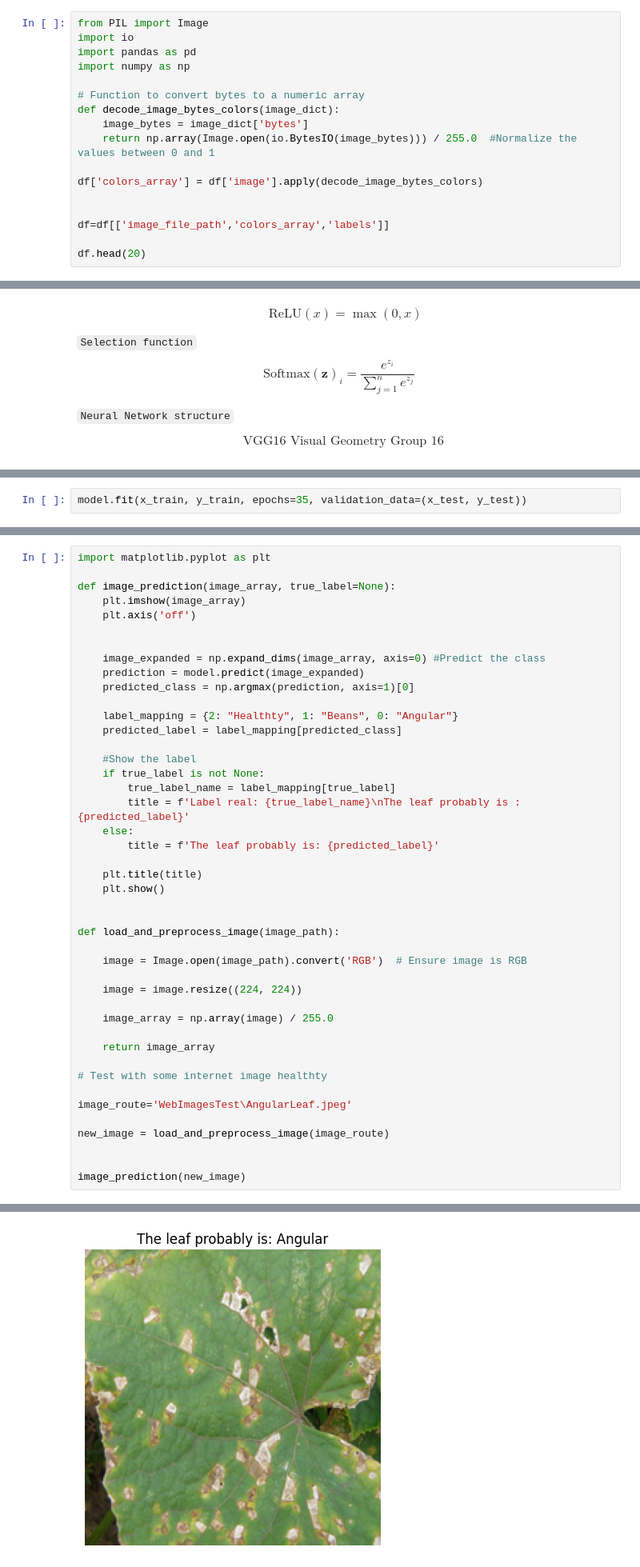
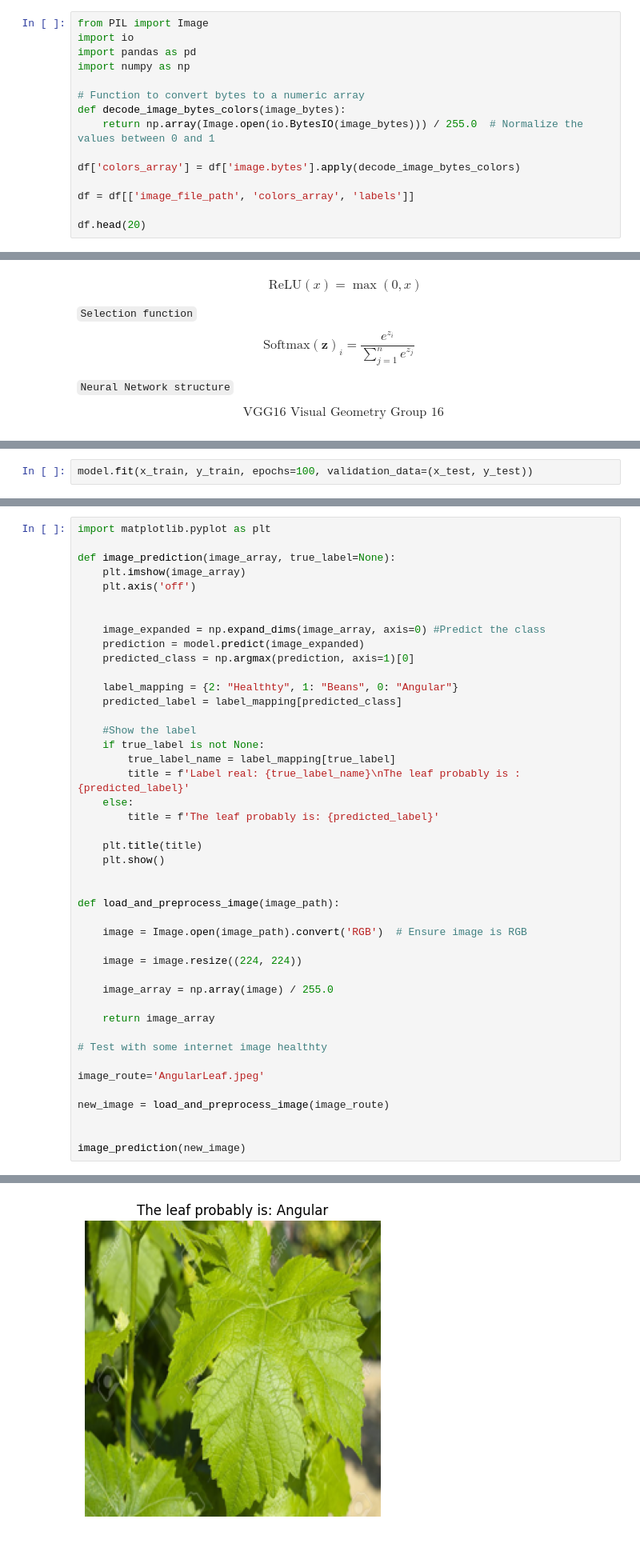
Before and after one commit to CrisHzz/CureMyLeaf, a Jupyter notebook: CureMyLeaf.ipynb, the cells around one changed output, grey strips where cells are left out. Shown at 80% size. Cells and saved outputs as stored; diff of their text form.

```diff
--- a/CureMyLeaf.ipynb
+++ b/CureMyLeaf.ipynb
@@ -48,14 +54,12 @@ import pandas as pd
 import numpy as np
 
 # Function to convert bytes to a numeric array
-def decode_image_bytes_colors(image_dict):
-    image_bytes = image_dict['bytes']
-    return np.array(Image.open(io.BytesIO(image_bytes))) / 255.0  #Normalize the values between 0 and 1
+def decode_image_bytes_colors(image_bytes):
+    return np.array(Image.open(io.BytesIO(image_bytes))) / 255.0  # Normalize the values between 0 and 1
 
-df['colors_array'] = df['image'].apply(decode_image_bytes_colors)
+df['colors_array'] = df['image.bytes'].apply(decode_image_bytes_colors)
 
-
-df=df[['image_file_path','colors_array','labels']]
+df = df[['image_file_path', 'colors_array', 'labels']]
 
 df.head(20)
 # %% [output]
@@ -182,3 +182,3 @@ Downloading data from https://storage.googleapis.com/tensorflow/keras-applicatio
 # %%
-model.fit(x_train, y_train, epochs=35, validation_data=(x_test, y_test))
+model.fit(x_train, y_train, epochs=100, validation_data=(x_test, y_test))
 # %% [output]
@@ -246,7 +246,7 @@ def load_and_preprocess_image(image_path):
 
 # Test with some internet image healthty
 
-image_route='WebImagesTest\AngularLeaf.jpeg'
+image_route='AngularLeaf.jpeg'
 
 new_image = load_and_preprocess_image(image_route)
 
@@ -257,4 +257,4 @@ image_prediction(new_image)
-[figure, old version]
+[figure, new version]
 # %% [markdown]
 ## Try yourself
 # %%
```
Also changed, not shown: parts of 9 cells of this notebook, 23 other files.
